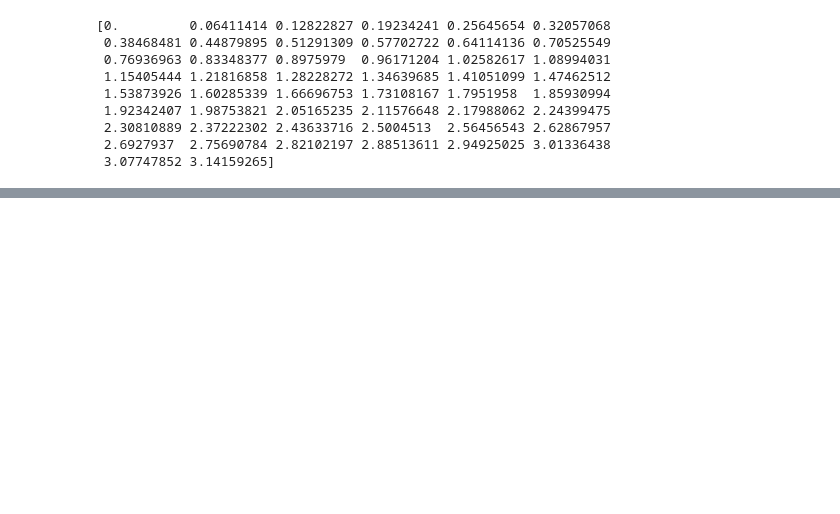
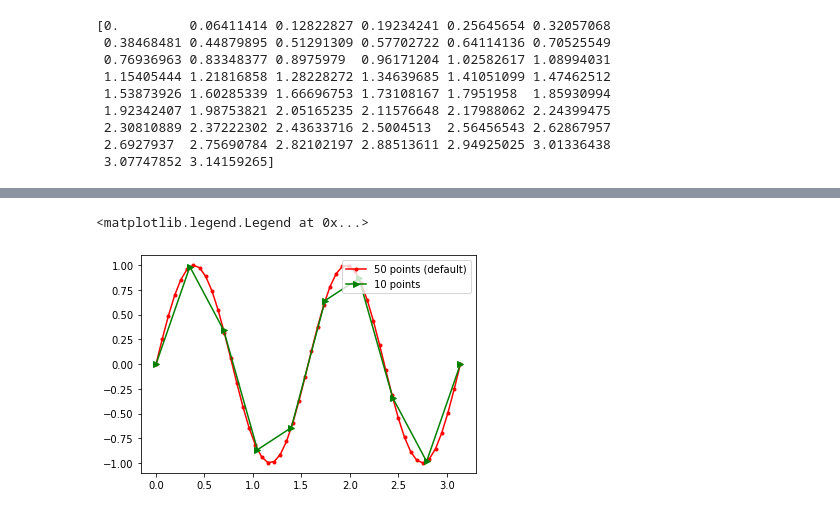
Before and after one commit to lfmartins/introduction-to-computational-mathematics, a Jupyter notebook: 09-matplotlib-intro.ipynb, the cells around one changed output, grey strips where cells are left out. Cells and saved outputs as stored; diff of their text form; code cells hidden in the pictures; blank space fills up the shorter version.

```diff
--- a/09-matplotlib-intro.ipynb
+++ b/09-matplotlib-intro.ipynb
@@ -67,0 +116,16 @@ y=np.sin(4*x)
+# %%
+x1=np.linspace(0,np.pi,10)
+y1=np.sin(4*x1)
+plt.plot(x,y,color='r',marker='.',label='50 points (default)')
+plt.plot(x1,y1,color='g',marker='>',label='10 points')
+plt.legend(loc='upper right')
+
+
+## Alternative Code
+
+#plt.plot(x,y,color='r',marker='.')
+#plt.plot(x1,y1,color='g',marker='>')
+#plt.legend(['50 points (default)','10 points'],loc='upper right')
+# %% [output]
+<matplotlib.legend.Legend at 0x...>
+[figure, added]
```
Also changed, not shown: parts of 13 cells of this notebook.
